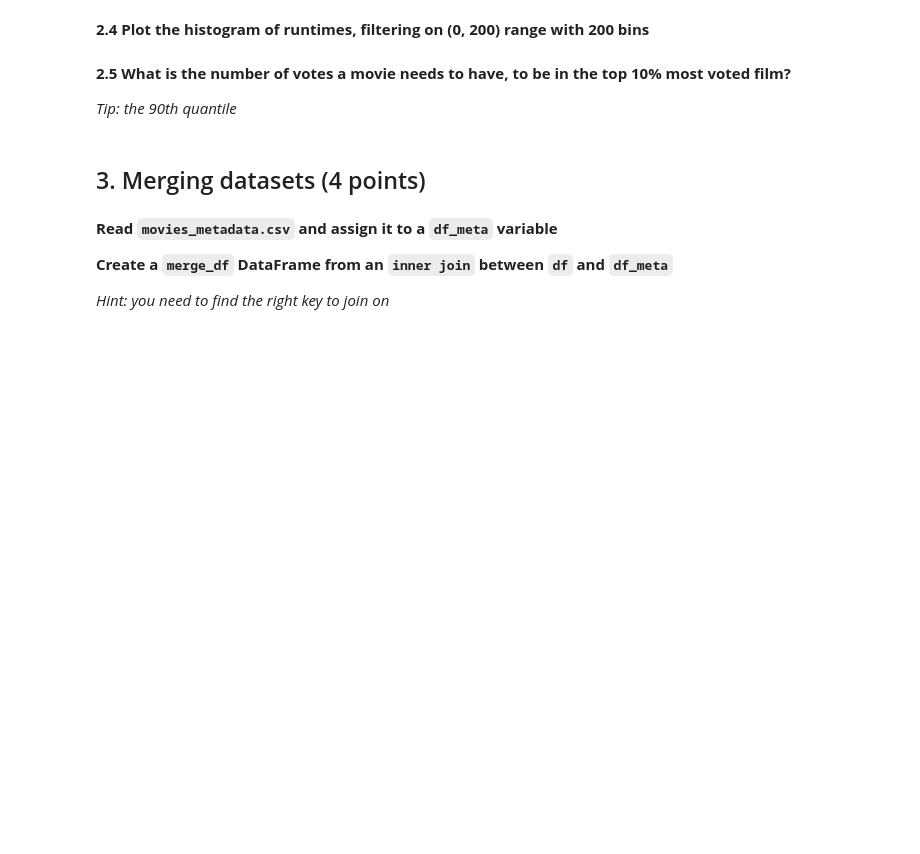
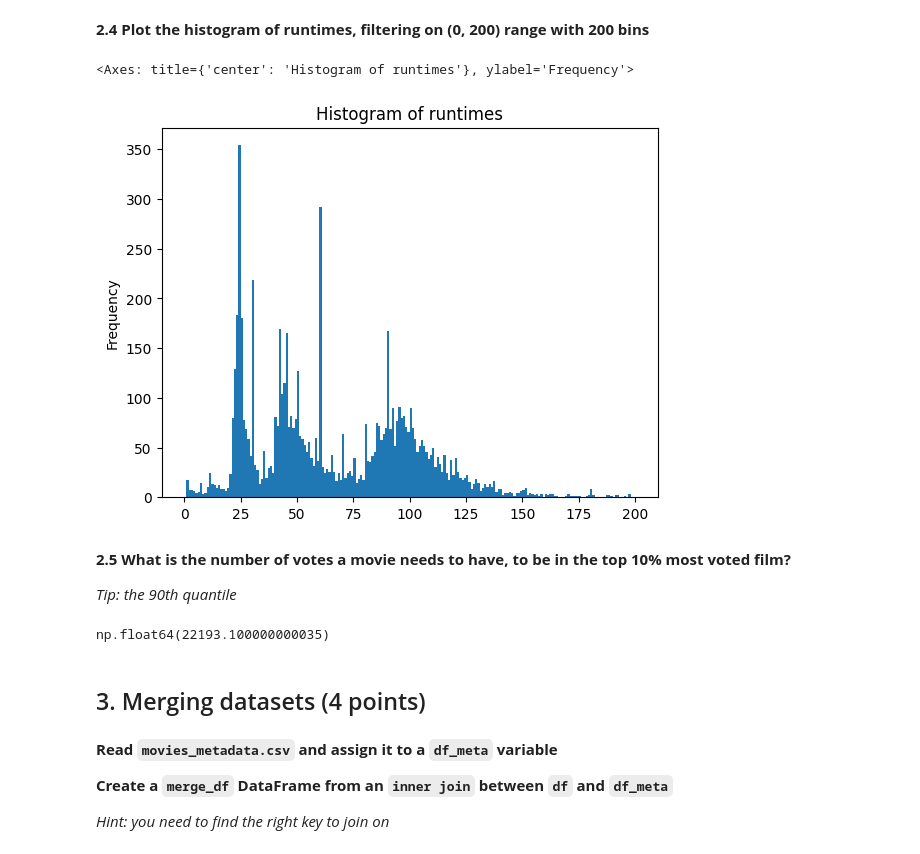
Before and after one commit to shadzic/ESMT_2024_DataScraping_Students, a Jupyter notebook: 03_Homework.ipynb, the cells around one changed output. Saved outputs shown, nothing was run; the diff lists cells and outputs as text; code cells hidden in the pictures; blank space fills up the shorter version.

```diff
--- a/03_Homework.ipynb
+++ b/03_Homework.ipynb
@@ -33,0 +72,3 @@ We leave the NaN of RunTime and Gross for now, as there is no straightforward wa
+# %%
+df.fillna({"YEAR" : "Unknown", "GENRE" : "Unknown", "RATING" : df.RATING.median(), "VOTES" : 0}, inplace = True)
+df
@@ -34,2 +89,5 @@ We leave the NaN of RunTime and Gross for now, as there is no straightforward wa
 # %% [markdown]
 **1.4 Drop the duplicated rows**
+# %%
+df.drop_duplicates(inplace = True)
+print(df.shape[0], movies_df.shape[0])
@@ -36,2 +96,4 @@ We leave the NaN of RunTime and Gross for now, as there is no straightforward wa
 # %% [markdown]
 **1.5 Replace the columns names to make them all lowercase**
+# %%
+df.columns = df.columns.str.lower()
@@ -39,3 +107,5 @@ We leave the NaN of RunTime and Gross for now, as there is no straightforward wa
 **1.6 Convert the `votes` column into a `float type`**
 
 *Hint: the U.K. and U.S. use a comma to separate groups of thousands. You might need to remove this comma first before converting the numbers*
+# %%
+df.votes = data.votes.str.replace(",", "").astype(float)
@@ -50,9 +144,19 @@ We leave the NaN of RunTime and Gross for now, as there is no straightforward wa
 # %% [markdown]
 **2.4 Plot the histogram of runtimes, filtering on (0, 200) range with 200 bins**
+# %%
+
+df.runtime.plot(kind = "hist", title = "Histogram of runtimes", range = (0, 200), bins = 200)
+# %% [output]
+<Axes: title={'center': 'Histogram of runtimes'}, ylabel='Frequency'>
+[figure, added]
 # %% [markdown]
 **2.5 What is the number of votes a movie needs to have, to be in the top 10% most voted film?**
 
 *Tip: the 90th quantile*
+# %%
+df['votes'].quantile(0.90)
+# %% [output]
+np.float64(22193.100000000035)
 # %% [markdown]
 ## 3. Merging datasets (4 points)
 # %% [markdown]
```
Also changed, not shown: parts of 13 cells of this notebook.
